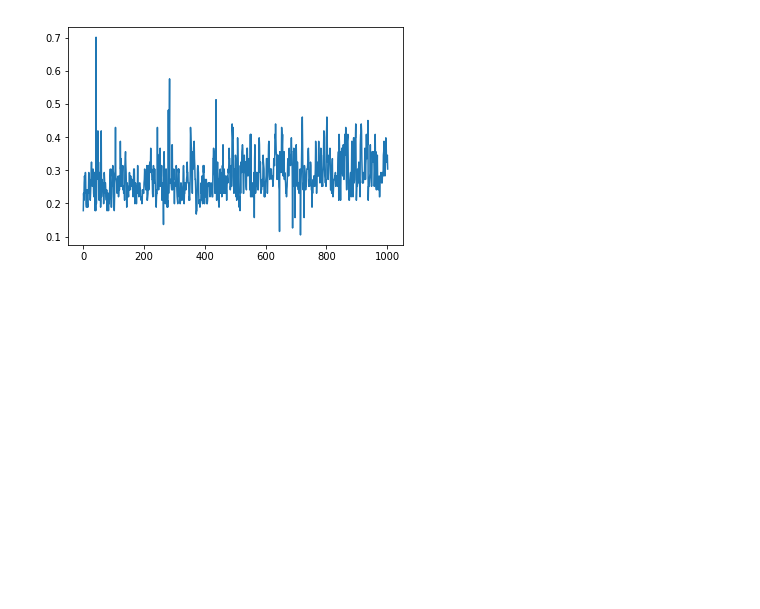
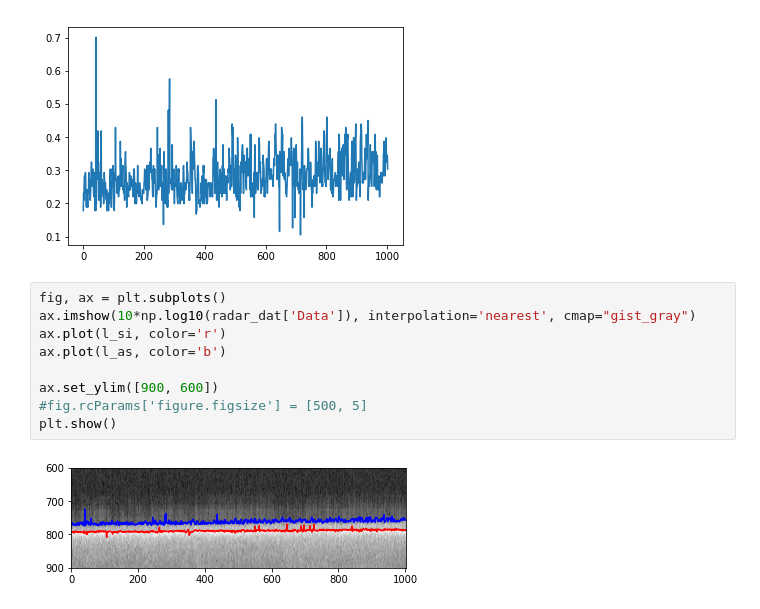
Before and after one commit to kingjml/pySnowRadar, a Jupyter notebook: pyWavelet/test.ipynb, the cells around one changed output. Cells and saved outputs as stored; diff of their text form; blank space fills up the shorter version.

```diff
--- a/pyWavelet/test.ipynb
+++ b/pyWavelet/test.ipynb
@@ -65,3 +55,14 @@ plt.plot(snow_depth)
 0.28251865766498313
 [<matplotlib.lines.Line2D at 0x...>]
 [figure]
+# %%
+fig, ax = plt.subplots()
+ax.imshow(10*np.log10(radar_dat['Data']), interpolation='nearest', cmap="gist_gray")
+ax.plot(l_si, color='r')
+ax.plot(l_as, color='b')
+
+ax.set_ylim([900, 600])
+#fig.rcParams['figure.figsize'] = [500, 5]
+plt.show()
+# %% [output]
+[figure, added]
```
Also changed, not shown: parts of 4 cells of this notebook, 2 other files.
